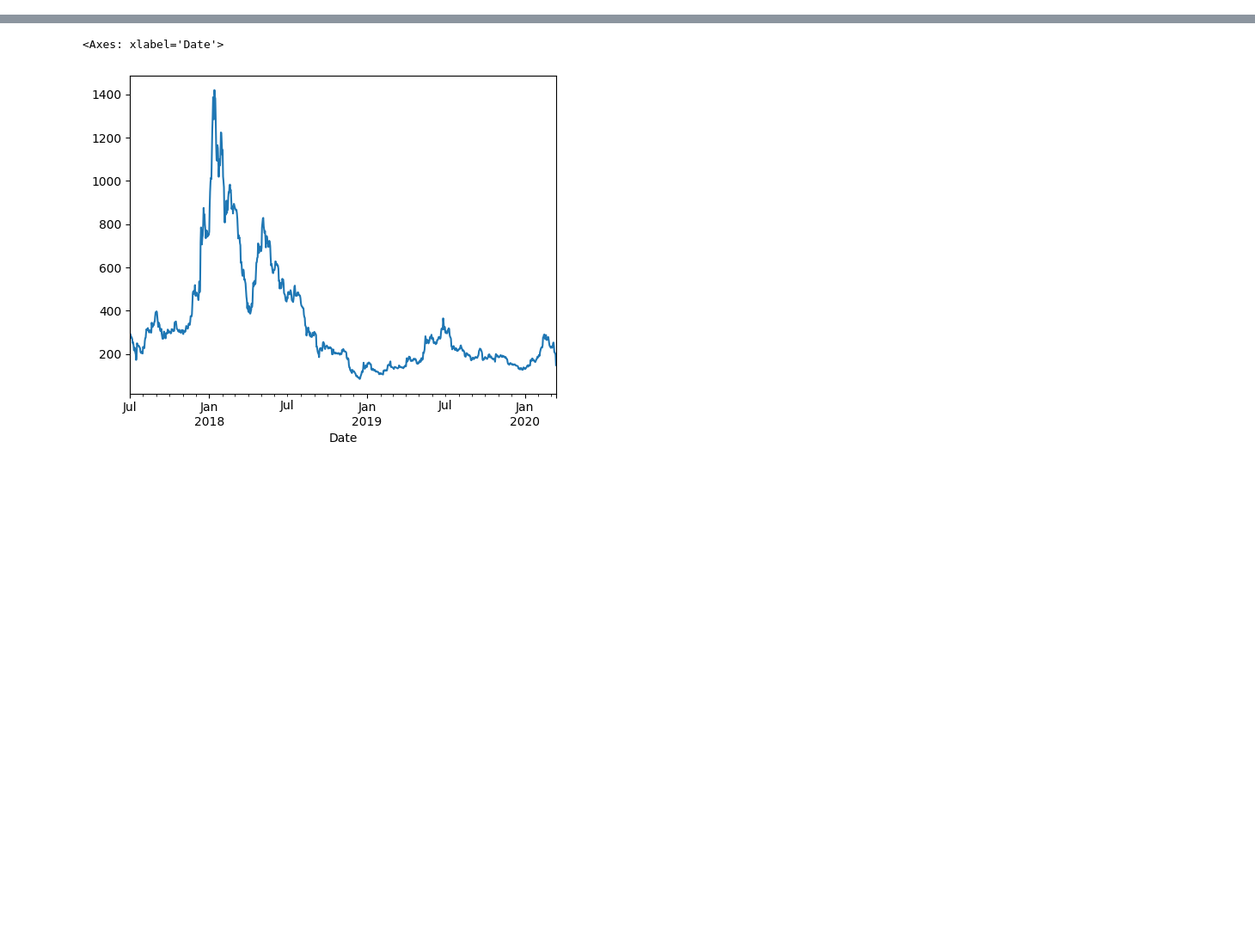
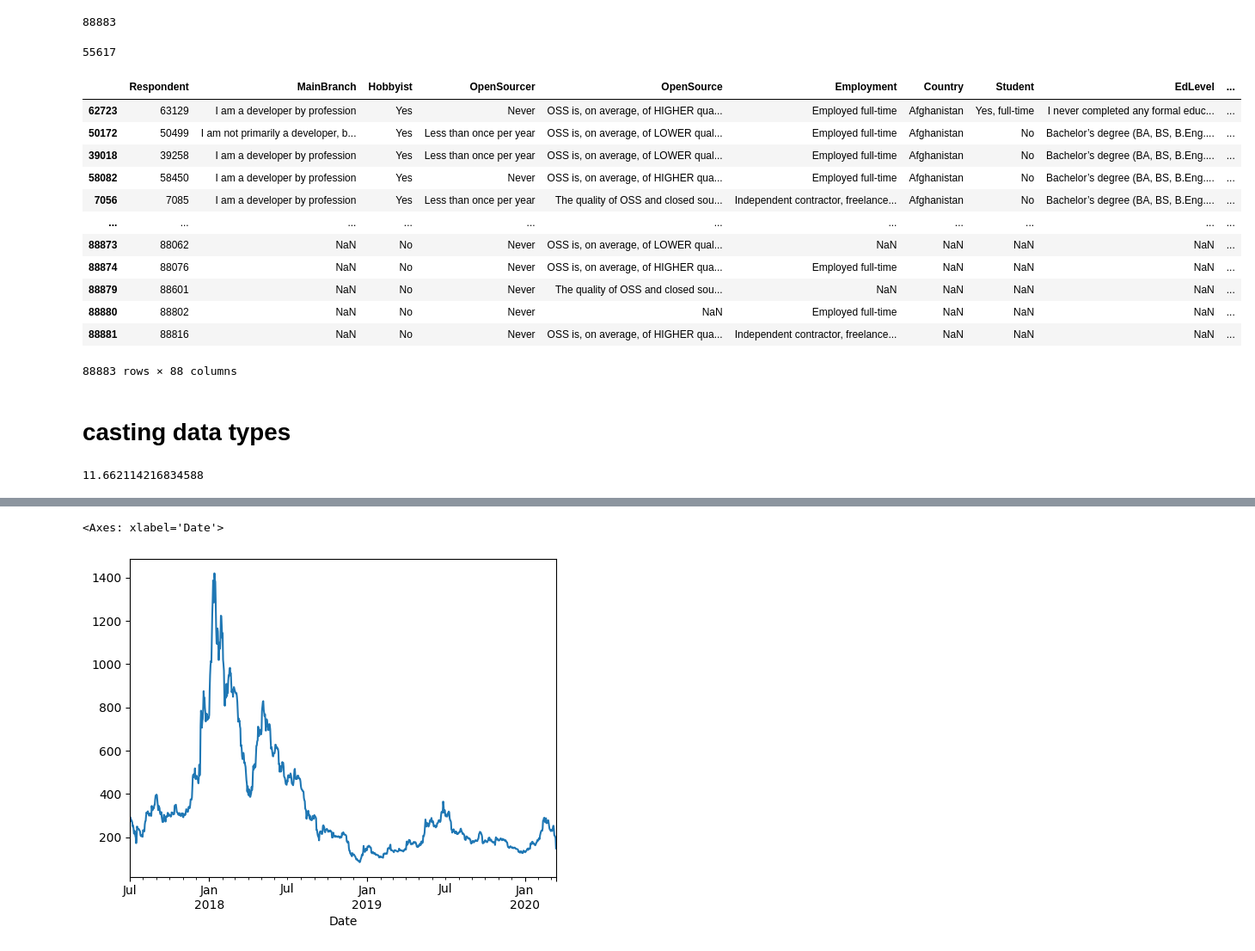
Before and after one commit to OveysSafarnejad/pd-training, a Jupyter notebook: src/pandas_series/learning.ipynb, the cells around one changed output, grey strips where cells are left out. Shown: that part at 86% size. Cells and saved outputs as stored; diff of their text form; code cells hidden in the pictures; blank space fills up the shorter version.

```diff
--- a/src/pandas_series/learning.ipynb
+++ b/src/pandas_series/learning.ipynb
@@ -41,7 +113,7 @@ frame.loc[1000:1005, "MainBranch":"Country"] # Define column range
 # Indexes are not forced to be unique for pandas
 # But it would have better performance if we create it on unique columns
 # Indexes are labels for rows
-frame.set_index("Respondent", inplace=True) # With inplace=True set the current index as a default index
+# frame.set_index("Respondent", inplace=True) # With inplace=True set the current index as a default index
 frame.index
 frame.loc[1] # Now it is using `Respondent` columns as index and search in this column for value `1`
 frame.reset_index(inplace=True)
@@ -58,5 +132,5 @@ filtered = frame.loc[
 # %%
-frame.columns = [column.upper() for column in frame.columns]
+# frame.columns = [column.upper() for column in frame.columns]
 frame.columns = frame.columns.str.replace(' ', '_')
 frame.rename(
     columns={
@@ -70,8 +164,9 @@ frame.loc[1, ("HOBBYIST", "open_sourcer")] = ["No", "Less than once per year"] #
 # %%
 frame.at[1, "HOBBYIST"] = "Yes"
 # %%
+pd.set_option('display.max_columns', 30)
 frame.loc[
-    (frame["COUNTRY"] == "United Kingdom") & (frame["DEVENVIRON"] == "IntelliJ;Notepad++;PyCharm"), # filtering rows
+    (frame["Country"] == "United Kingdom") & (frame["DevEnviron"] == "IntelliJ;Notepad++;PyCharm"), # filtering rows
     "WEBFRAMEDESIRENEXTYEAR" # columns to be updated
 ] = "FLASK2"
 frame[frame["WEBFRAMEDESIRENEXTYEAR"] == "FLASK2"]
@@ -97,7 +180,0 @@ frame["OPSYS"].replace({"Windows": "Microsoft"})
-# %%
-ADDING AND REMOVING COLUMNS:
-
-frame["calculated_age"] = frame["Age1stCode"] + ' ' + frame["YearsCode"]
-frame.drop(columns=["calculated_age"], inplace=True) # to apply inline
-splited = frame["calculated_age"].str.split(' ', expand=True) # this does not work well because of NaN values
-frame[["first", "second"]] = splited
@@ -165,18 +575,36 @@ python_dev["Country"].str.contains("Germany").sum()
+# %%
+# axis=0 means delete rows contain NaN and axis='column' means delete columns contain Na
+# how='any' means if any elemnt of a row or a column is NaN, Then delete the entire row or column and how='all' means delete a row or a
+# column if all the elements of that row or column are NaN.
+len(frame.dropna(axis=0, how='all'))
+# %% [output]
+88883
 # %%
-# Data cleaning and handling missing values
-frame.isna()
-len(frame.dropna()) # If we want to apply removing NaN values permanently add inplace=True
-len(frame.dropna(axis="index"))
-# axis='index' means delete rows contain NaN and axis='column' means delete columns contain NaN
-# how='any' means if any elemnt of a row or a column is NaN, Then delete the entire row or column and how='all' means delete a row or a
-# column if all the elements of that row or column are NaN.
-len(frame.dropna(axis='columns', how='all'))
 len(frame.dropna(axis='index', how='any', subset=["ConvertedComp", "LanguageWorkedWith"])) # drop rows if there is an NaN value in ConvertedComp column OR LanguageWorkedWith
+# %% [output]
+55617
 # %%
 import numpy as np
-frame.replace("Missing", np.nan) # if we want to delete all element with special value we can use this replacement and then drop them with dropna()
+frame.replace({"Missing": np.nan})
+frame # if we want to delete all element with special value we can use this replacement and then drop them with dropna()
+# %% [output]
+|  | Respondent | MainBranch | Hobbyist | OpenSourcer | OpenSource | Employment | Country | Student | EdLevel | ... |
+| 62723 | 63129 | I am a developer by profession | Yes | Never | OSS is, on average, of HIGHER qua... | Employed full-time | Afghanistan | Yes, full-time | I never completed any formal educ... | ... |
+| 50172 | 50499 | I am not primarily a developer, b... | Yes | Less than once per year | OSS is, on average, of LOWER qual... | Employed full-time | Afghanistan | No | Bachelor’s degree (BA, BS, B.Eng.... | ... |
+| 39018 | 39258 | I am a developer by profession | Yes | Less than once per year | OSS is, on average, of LOWER qual... | Employed full-time | Afghanistan | No | Bachelor’s degree (BA, BS, B.Eng.... | ... |
+| 58082 | 58450 | I am a developer by profession | Yes | Never | OSS is, on average, of HIGHER qua... | Employed full-time | Afghanistan | No | Bachelor’s degree (BA, BS, B.Eng.... | ... |
+| 7056 | 7085 | I am a developer by profession | Yes | Less than once per year | The quality of OSS and closed sou... | Independent contractor, freelance... | Afghanistan | No | Bachelor’s degree (BA, BS, B.Eng.... | ... |
+| ... | ... | ... | ... | ... | ... | ... | ... | ... | ... | ... |
+| 88873 | 88062 | NaN | No | Never | OSS is, on average, of LOWER qual... | NaN | NaN | NaN | NaN | ... |
+| 88874 | 88076 | NaN | No | Never | OSS is, on average, of HIGHER qua... | Employed full-time | NaN | NaN | NaN | ... |
+| 88879 | 88601 | NaN | No | Never | The quality of OSS and closed sou... | NaN | NaN | NaN | NaN | ... |
+| 88880 | 88802 | NaN | No | Never | NaN | Employed full-time | NaN | NaN | NaN | ... |
+| 88881 | 88816 | NaN | No | Never | OSS is, on average, of HIGHER qua... | Independent contractor, freelance... | NaN | NaN | NaN | ... |
+88883 rows × 88 columns
+# %% [markdown]
+# casting data types
 # %%
-# casting data types
+
 
 frame.fillna("Missing")
 frame.dtypes
@@ -186,3 +614,5 @@ frame["YearsCode"].replace("More than 50 years", 51, inplace=True)
 frame["YearsCode"] = frame["YearsCode"].astype(float)
 frame["YearsCode"].median()
 frame["YearsCode"].mean()
+# %% [output]
+11.662114216834588
```
Also changed, not shown: parts of 65 cells of this notebook, 2 other files.
